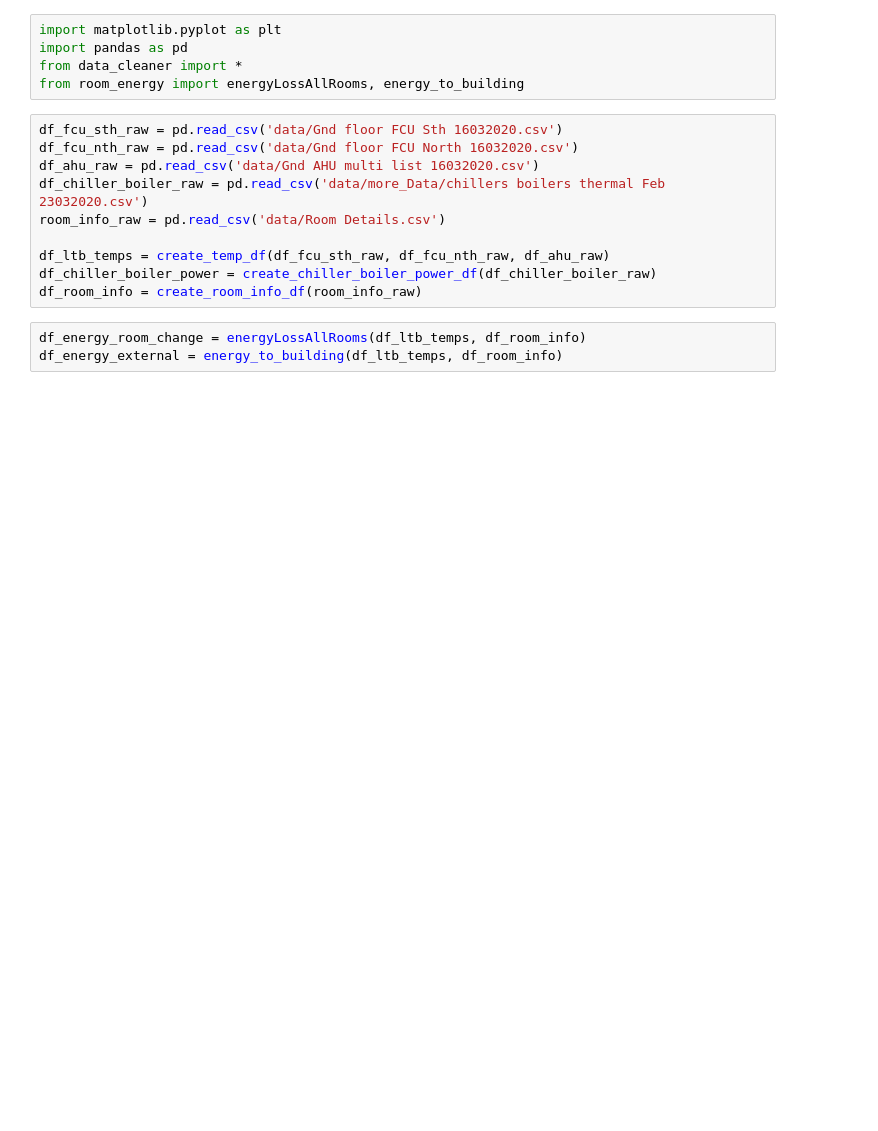
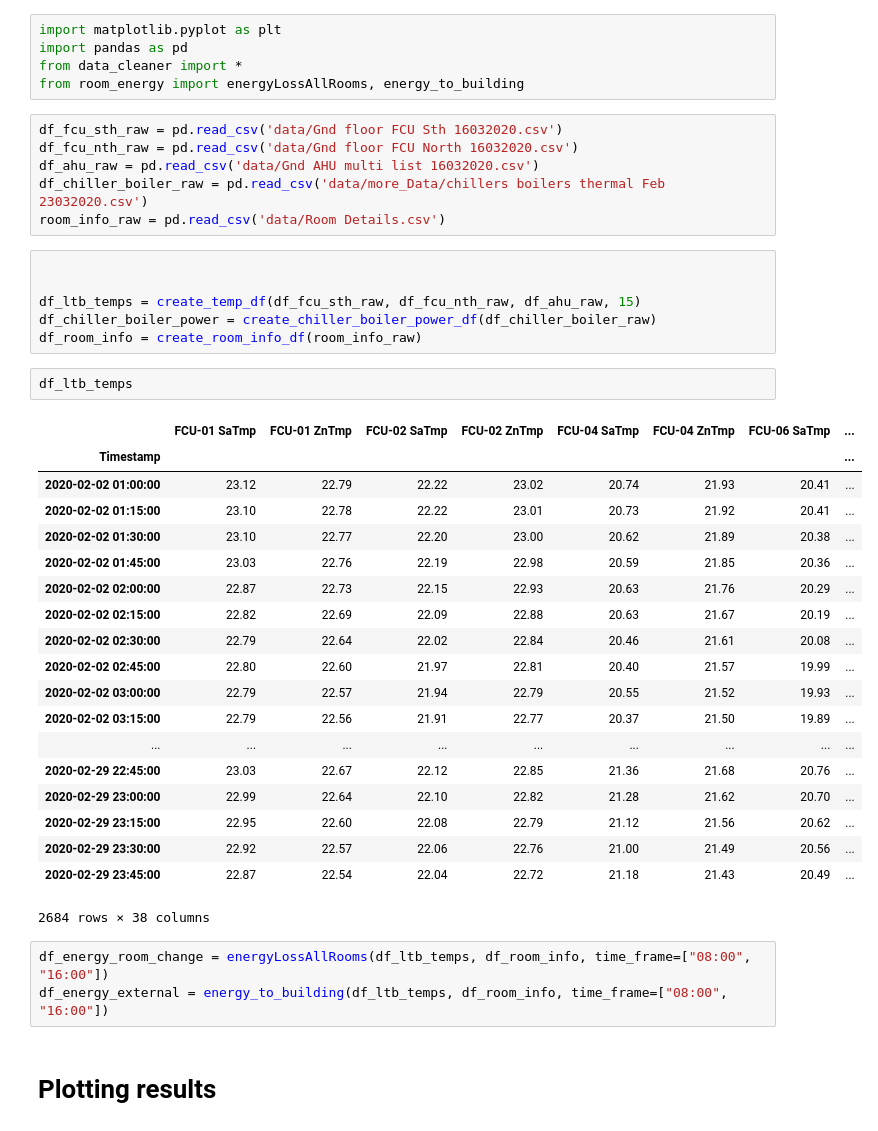
Before and after one commit to Pencilvesterr/TRC4200_LTB, a Jupyter notebook: master_notebook.ipynb, the cells around one changed output. Saved outputs shown, nothing was run; the diff lists cells and outputs as text; blank space fills up the shorter version.

```diff
--- a/master_notebook.ipynb
+++ b/master_notebook.ipynb
@@ -9,10 +9,36 @@ df_fcu_nth_raw = pd.read_csv('data/Gnd floor FCU North 16032020.csv')
 df_ahu_raw = pd.read_csv('data/Gnd AHU multi list 16032020.csv')
 df_chiller_boiler_raw = pd.read_csv('data/more_Data/chillers boilers thermal Feb 23032020.csv')
 room_info_raw = pd.read_csv('data/Room Details.csv')
-
-df_ltb_temps = create_temp_df(df_fcu_sth_raw, df_fcu_nth_raw, df_ahu_raw)
-df_chiller_boiler_power = create_chiller_boiler_power_df(df_chiller_boiler_raw)
-df_room_info = create_room_info_df(room_info_raw)
+# %%
+
+
+df_ltb_temps = create_temp_df(df_fcu_sth_raw, df_fcu_nth_raw, df_ahu_raw, 15)
+df_chiller_boiler_power = create_chiller_boiler_power_df(df_chiller_boiler_raw)
+df_room_info = create_room_info_df(room_info_raw)
+# %%
+df_ltb_temps
+# %% [output]
+|  | FCU-01 SaTmp | FCU-01 ZnTmp | FCU-02 SaTmp | FCU-02 ZnTmp | FCU-04 SaTmp | FCU-04 ZnTmp | FCU-06 SaTmp | ... |
+| Timestamp |  |  |  |  |  |  |  | ... |
+| 2020-02-02 01:00:00 | 23.12 | 22.79 | 22.22 | 23.02 | 20.74 | 21.93 | 20.41 | ... |
+| 2020-02-02 01:15:00 | 23.10 | 22.78 | 22.22 | 23.01 | 20.73 | 21.92 | 20.41 | ... |
+| 2020-02-02 01:30:00 | 23.10 | 22.77 | 22.20 | 23.00 | 20.62 | 21.89 | 20.38 | ... |
+| 2020-02-02 01:45:00 | 23.03 | 22.76 | 22.19 | 22.98 | 20.59 | 21.85 | 20.36 | ... |
+| 2020-02-02 02:00:00 | 22.87 | 22.73 | 22.15 | 22.93 | 20.63 | 21.76 | 20.29 | ... |
+| 2020-02-02 02:15:00 | 22.82 | 22.69 | 22.09 | 22.88 | 20.63 | 21.67 | 20.19 | ... |
+| 2020-02-02 02:30:00 | 22.79 | 22.64 | 22.02 | 22.84 | 20.46 | 21.61 | 20.08 | ... |
+| 2020-02-02 02:45:00 | 22.80 | 22.60 | 21.97 | 22.81 | 20.40 | 21.57 | 19.99 | ... |
+| 2020-02-02 03:00:00 | 22.79 | 22.57 | 21.94 | 22.79 | 20.55 | 21.52 | 19.93 | ... |
+| 2020-02-02 03:15:00 | 22.79 | 22.56 | 21.91 | 22.77 | 20.37 | 21.50 | 19.89 | ... |
+| ... | ... | ... | ... | ... | ... | ... | ... | ... |
+| 2020-02-29 22:45:00 | 23.03 | 22.67 | 22.12 | 22.85 | 21.36 | 21.68 | 20.76 | ... |
+| 2020-02-29 23:00:00 | 22.99 | 22.64 | 22.10 | 22.82 | 21.28 | 21.62 | 20.70 | ... |
+| 2020-02-29 23:15:00 | 22.95 | 22.60 | 22.08 | 22.79 | 21.12 | 21.56 | 20.62 | ... |
+| 2020-02-29 23:30:00 | 22.92 | 22.57 | 22.06 | 22.76 | 21.00 | 21.49 | 20.56 | ... |
+| 2020-02-29 23:45:00 | 22.87 | 22.54 | 22.04 | 22.72 | 21.18 | 21.43 | 20.49 | ... |
+2684 rows × 38 columns
 # %%
-df_energy_room_change = energyLossAllRooms(df_ltb_temps, df_room_info)
-df_energy_external = energy_to_building(df_ltb_temps, df_room_info)
+df_energy_room_change = energyLossAllRooms(df_ltb_temps, df_room_info, time_frame=["08:00", "16:00"])
+df_energy_external = energy_to_building(df_ltb_temps, df_room_info, time_frame=["08:00", "16:00"])
+# %% [markdown]
+# Plotting results
```
Also changed, not shown: parts of 10 cells of this notebook, 3 other files.
